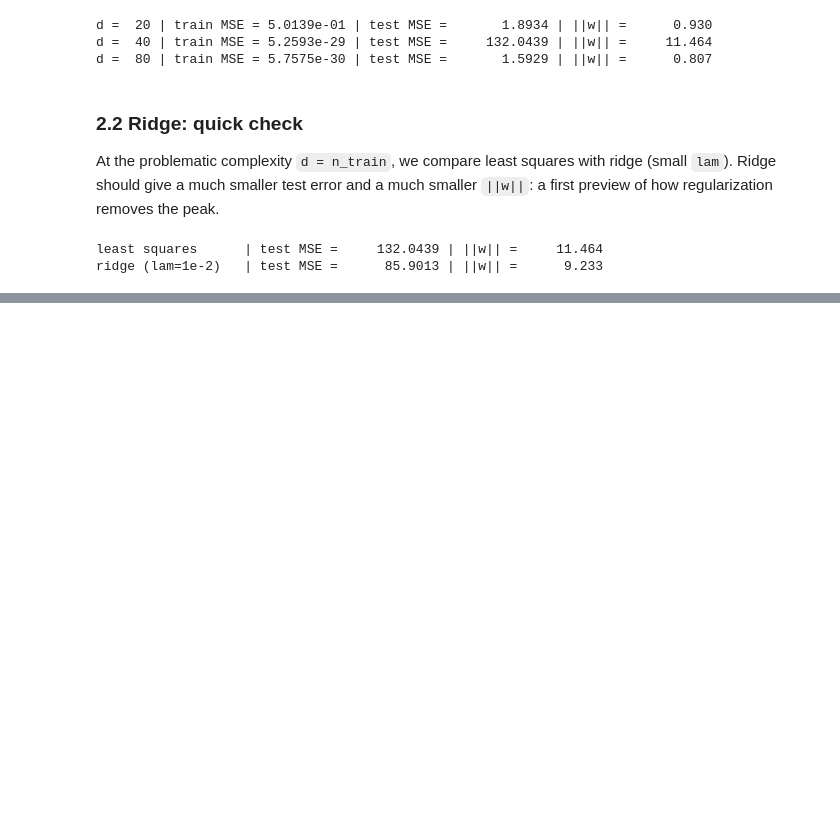
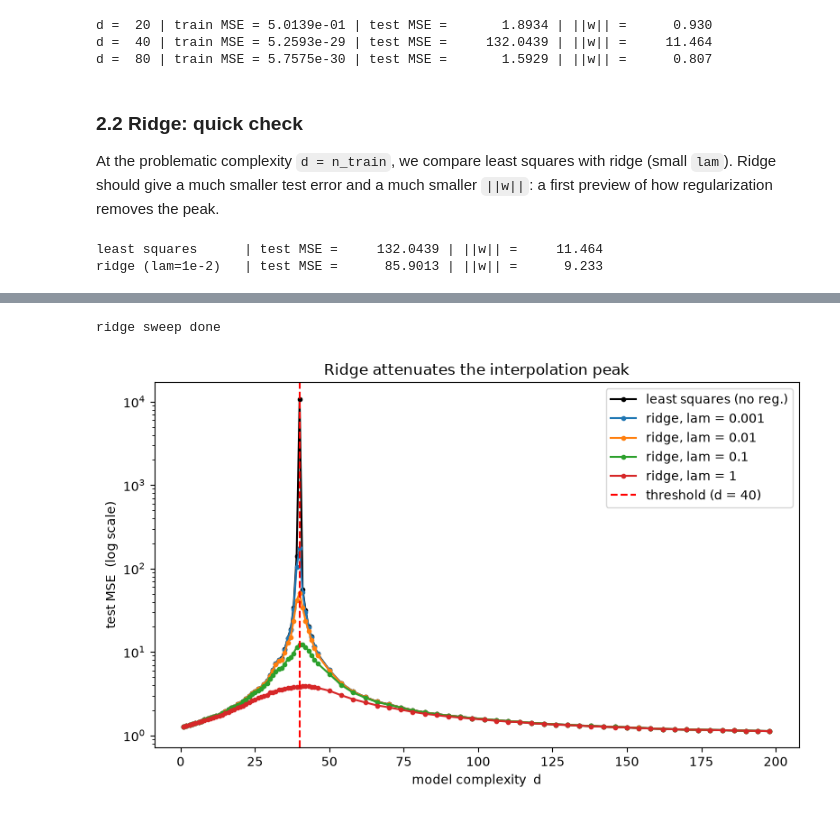
Before and after one commit to SamueleSamonini/double-descent, a Jupyter notebook: 01_main_experiment.ipynb, the cells around one changed output, grey strips where cells are left out. Saved outputs shown, nothing was run; the diff lists cells and outputs as text; code cells hidden in the pictures; blank space fills up the shorter version.

```diff
--- a/01_main_experiment.ipynb
+++ b/01_main_experiment.ipynb
@@ -119,0 +254,32 @@ ridge (lam=1e-2)   | test MSE =      85.9013 | ||w|| =      9.233
+# %%
+# sweep a few ridge penalties (same experiment, different lam)
+# each run takes a few seconds
+lam_values = [1e-3, 1e-2, 1e-1, 1.0]
+
+ridge_curves = {}
+for lam_v in lam_values:
+    res = run_experiment(d_grid, n_train, n_test, D, noise_std,
+                         n_trials, lam_v, SEED)
+    ridge_curves[lam_v] = res["ridge_test"]
+
+print("ridge sweep done")
+# %% [output]
+ridge sweep done
+# %%
+plt.figure(figsize=(8, 5))
+plt.plot(d_arr, results["ls_test"], marker=".", color="black",
+         label="least squares (no reg.)")
+for lam_v in lam_values:
+    plt.plot(d_arr, ridge_curves[lam_v], marker=".", label=f"ridge, lam = {lam_v:g}")
+plt.axvline(n_train, color="red", linestyle="--",
+            label=f"threshold (d = {n_train})")
+plt.yscale("log")
+plt.xlabel("model complexity  d")
+plt.ylabel("test MSE  (log scale)")
+plt.title("Ridge attenuates the interpolation peak")
+plt.legend()
+plt.tight_layout()
+plt.savefig("figures/ridge.png", dpi=150)
+plt.show()
+# %% [output]
+[figure, added]
```
Also changed, not shown: parts of 12 cells of this notebook, 4 other files.
